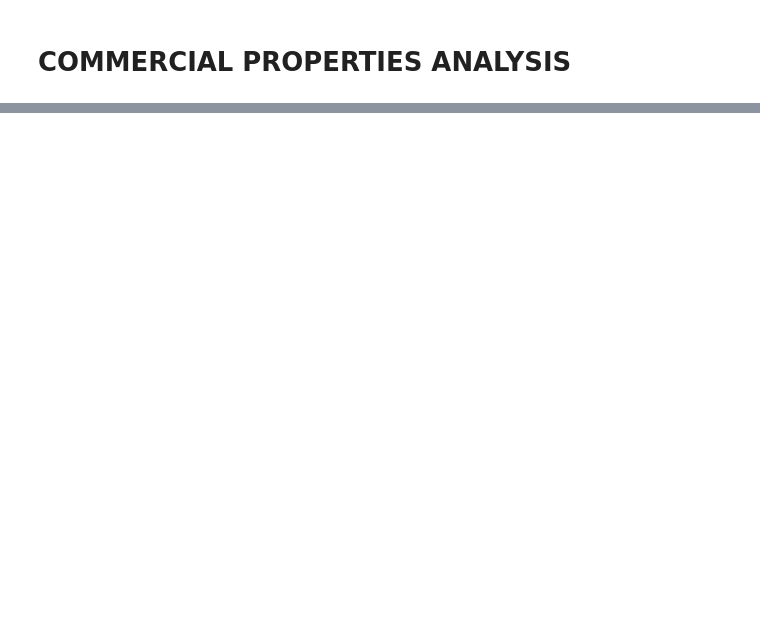
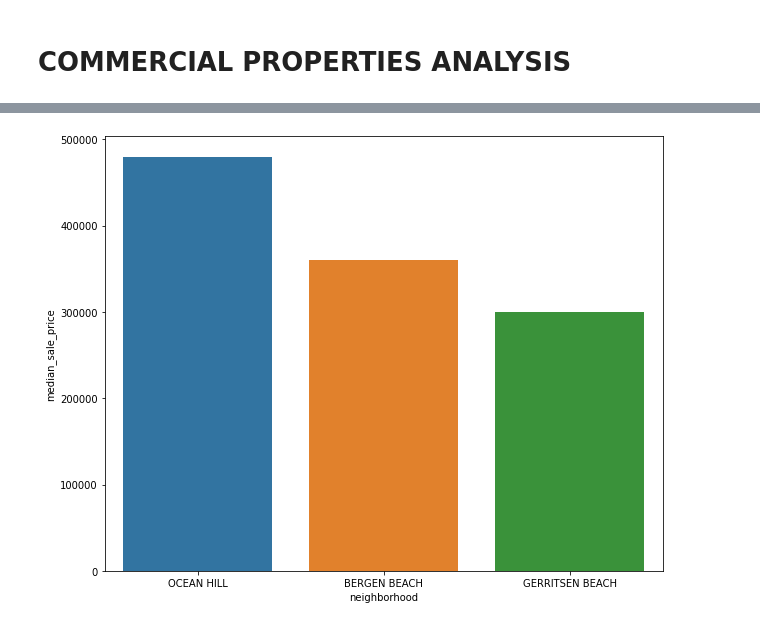
Before and after one commit to Ayomi-tech/brooklyn_housing_project, a Jupyter notebook: Exploratory_analysis_notebook.ipynb, the cells around one changed output, grey strips where cells are left out. Drawn from its saved outputs; the diff is of its cells as text; code cells hidden in the pictures; blank space fills up the shorter version.

```diff
--- a/Exploratory_analysis_notebook.ipynb
+++ b/Exploratory_analysis_notebook.ipynb
@@ -210,0 +234,12 @@ Commercial properties are import properties in the real estate and import proper
+# %%
+neighborhood_avg_price_class_4 = class_4.groupby("neighborhood")["sale_price"].median().round(0).reset_index().sort_values("sale_price",
+                                                                                                                      ascending = False).tail(3)
+# %%
+neighborhood_avg_price_class_4 = neighborhood_avg_price_class_4.rename(columns=({"sale_price":"median_sale_price"}))
+# %%
+fig, ax = plt.subplots(figsize=(10, 8))
+sns.barplot(neighborhood_avg_price_class_4["neighborhood"], neighborhood_avg_price_class_4["median_sale_price"])
+plt.ticklabel_format(axis="y", style="plain")
+plt.show()
+# %% [output]
+[figure, added]
```
Also changed, not shown: parts of 28 cells of this notebook.
